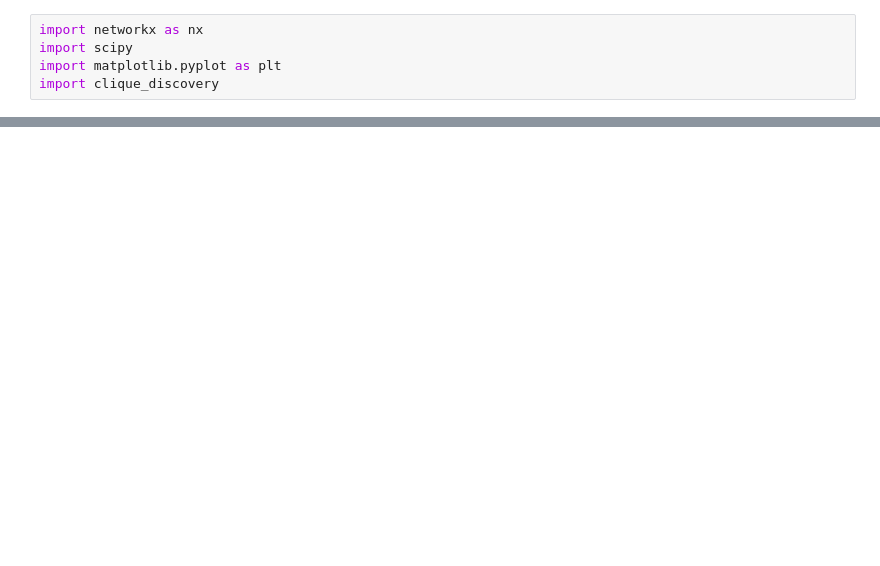
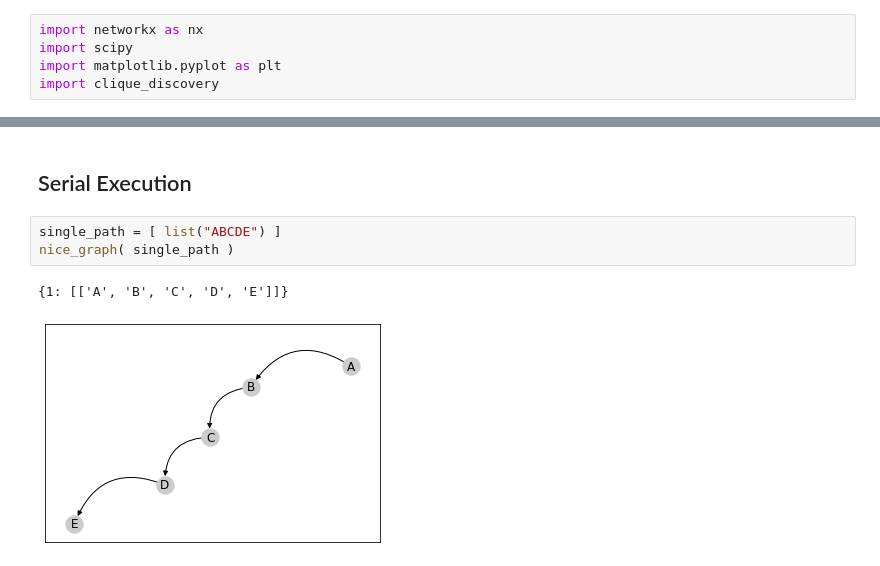
Before and after one commit to jpgil/logdelay, a Jupyter notebook: notebooks/2-structures/clique-discovery-doc.ipynb, the cells around one changed output, grey strips where cells are left out. Drawn from its saved outputs; the diff is of its cells as text; blank space fills up the shorter version.

```diff
--- a/notebooks/2-structures/clique-discovery-doc.ipynb
+++ b/notebooks/2-structures/clique-discovery-doc.ipynb
@@ -41,0 +81,8 @@ def nice_graph(T):
+# %% [markdown]
+## Serial Execution
+# %%
+single_path = [ list("ABCDE") ]
+nice_graph( single_path )
+# %% [output]
+{1: [['A', 'B', 'C', 'D', 'E']]}
+[figure, added]
```
Also changed, not shown: parts of 21 cells of this notebook.
